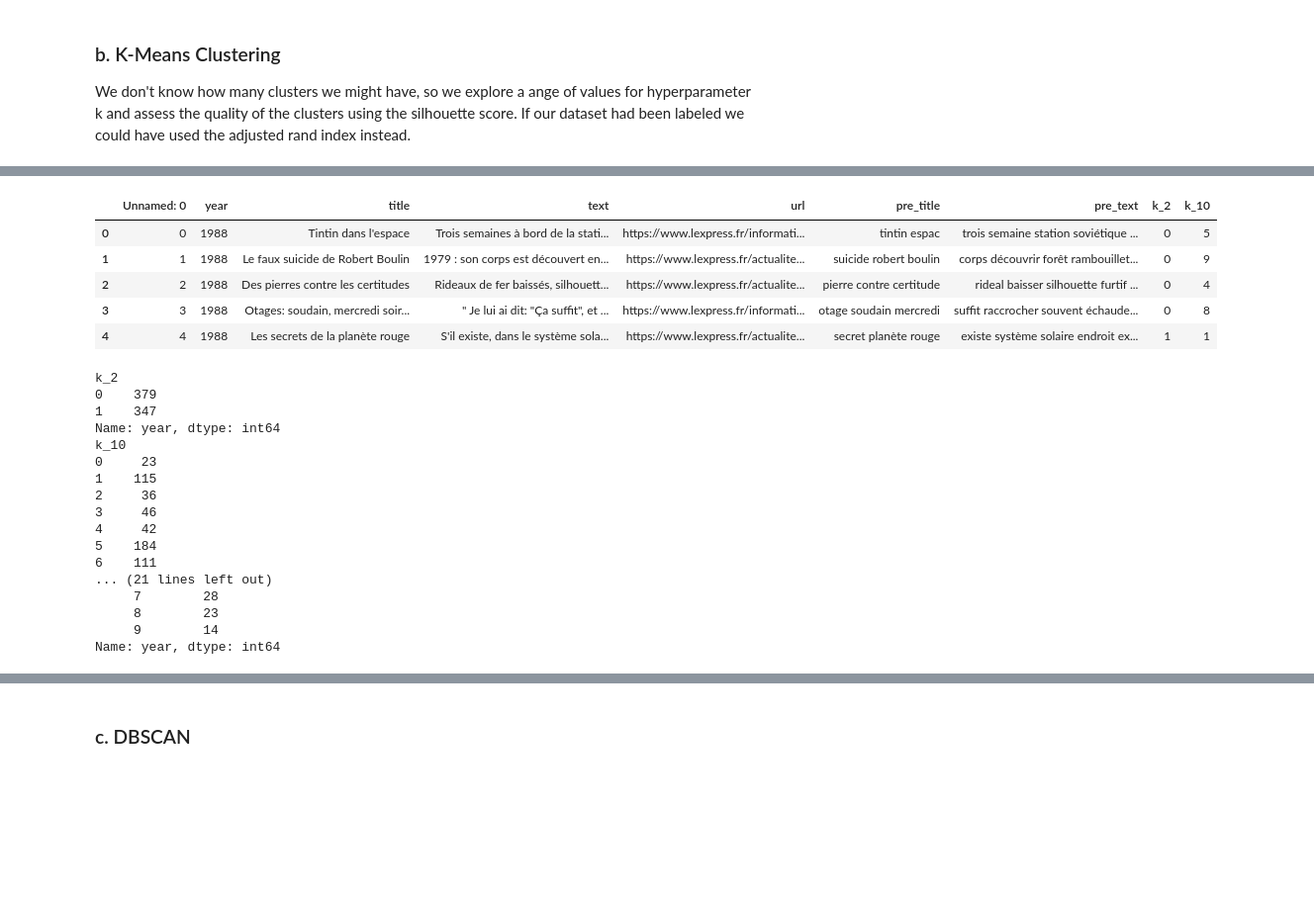
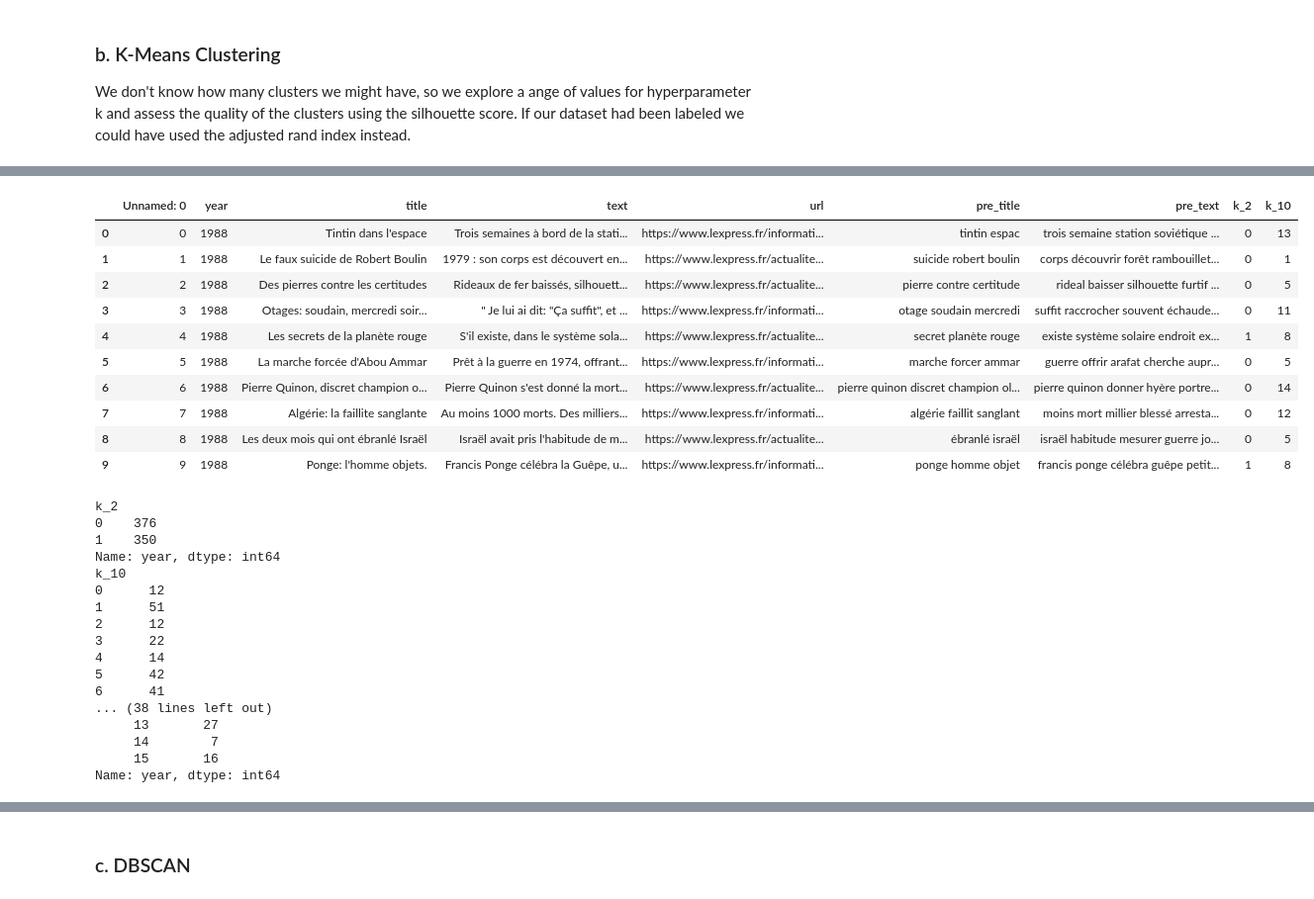
Before and after one commit to ldelille/nlp-archives, a Jupyter notebook: 02_TopicModeling.ipynb, the cells around one changed output, grey strips where cells are left out. Shown at 99% size. Cells and saved outputs as stored; diff of their text form; code cells hidden in the pictures; blank space fills up the shorter version.

```diff
--- a/02_TopicModeling.ipynb
+++ b/02_TopicModeling.ipynb
@@ -507,15 +517,20 @@ So we will use either k=2 or k=10. Let's see if we can interprete the clusters b
 # %%
 news_clusters=news_df.copy()
 news_clusters['k_2']=KMeans(n_clusters=2, init='k-means++', max_iter=100, n_init=1, random_state=2905).fit_predict(X)
-news_clusters['k_10']=KMeans(n_clusters=10, init='k-means++', max_iter=100, n_init=1, random_state=2905).fit_predict(X)
+news_clusters['k_10']=KMeans(n_clusters=16, init='k-means++', max_iter=100, n_init=1, random_state=2905).fit_predict(X)
 news_clusters.head(10)
 # %% [output]
 |  | Unnamed: 0 | year | title | text | url | pre_title | pre_text | k_2 | k_10 |
-| 0 | 0 | 1988 | Tintin dans l'espace | Trois semaines à bord de la stati... | https://www.lexpress.fr/informati... | tintin espac | trois semaine station soviétique ... | 0 | 5 |
-| 1 | 1 | 1988 | Le faux suicide de Robert Boulin | 1979 : son corps est découvert en... | https://www.lexpress.fr/actualite... | suicide robert boulin | corps découvrir forêt rambouillet... | 0 | 9 |
-| 2 | 2 | 1988 | Des pierres contre les certitudes | Rideaux de fer baissés, silhouett... | https://www.lexpress.fr/actualite... | pierre contre certitude | rideal baisser silhouette furtif ... | 0 | 4 |
-| 3 | 3 | 1988 | Otages: soudain, mercredi soir... | " Je lui ai dit: "Ça suffit", et ... | https://www.lexpress.fr/informati... | otage soudain mercredi | suffit raccrocher souvent échaude... | 0 | 8 |
-| 4 | 4 | 1988 | Les secrets de la planète rouge | S'il existe, dans le système sola... | https://www.lexpress.fr/actualite... | secret planète rouge | existe système solaire endroit ex... | 1 | 1 |
+| 0 | 0 | 1988 | Tintin dans l'espace | Trois semaines à bord de la stati... | https://www.lexpress.fr/informati... | tintin espac | trois semaine station soviétique ... | 0 | 13 |
+| 1 | 1 | 1988 | Le faux suicide de Robert Boulin | 1979 : son corps est découvert en... | https://www.lexpress.fr/actualite... | suicide robert boulin | corps découvrir forêt rambouillet... | 0 | 1 |
+| 2 | 2 | 1988 | Des pierres contre les certitudes | Rideaux de fer baissés, silhouett... | https://www.lexpress.fr/actualite... | pierre contre certitude | rideal baisser silhouette furtif ... | 0 | 5 |
+| 3 | 3 | 1988 | Otages: soudain, mercredi soir... | " Je lui ai dit: "Ça suffit", et ... | https://www.lexpress.fr/informati... | otage soudain mercredi | suffit raccrocher souvent échaude... | 0 | 11 |
+| 4 | 4 | 1988 | Les secrets de la planète rouge | S'il existe, dans le système sola... | https://www.lexpress.fr/actualite... | secret planète rouge | existe système solaire endroit ex... | 1 | 8 |
+| 5 | 5 | 1988 | La marche forcée d'Abou Ammar | Prêt à la guerre en 1974, offrant... | https://www.lexpress.fr/informati... | marche forcer ammar | guerre offrir arafat cherche aupr... | 0 | 5 |
+| 6 | 6 | 1988 | Pierre Quinon, discret champion o... | Pierre Quinon s'est donné la mort... | https://www.lexpress.fr/actualite... | pierre quinon discret champion ol... | pierre quinon donner hyère portre... | 0 | 14 |
+| 7 | 7 | 1988 | Algérie: la faillite sanglante | Au moins 1000 morts. Des milliers... | https://www.lexpress.fr/informati... | algérie faillit sanglant | moins mort millier blessé arresta... | 0 | 12 |
+| 8 | 8 | 1988 | Les deux mois qui ont ébranlé Israël | Israël avait pris l'habitude de m... | https://www.lexpress.fr/actualite... | ébranlé israël | israël habitude mesurer guerre jo... | 0 | 5 |
+| 9 | 9 | 1988 | Ponge: l'homme objets. | Francis Ponge célébra la Guêpe, u... | https://www.lexpress.fr/informati... | ponge homme objet | francis ponge célébra guêpe petit... | 1 | 8 |
 # %%
 # Look at the repartition between clusters
 print(news_clusters.groupby(["k_2"])["year"].count())
@@ -523,19 +538,19 @@ print(news_clusters.groupby(["k_10"])["year"].count())
 print(news_clusters.groupby(["k_2", "k_10"])["year"].count())
 # %% [output]
 k_2
-0    379
-1    347
+0    376
+1    350
 Name: year, dtype: int64
 k_10
-0     23
-1    115
-2     36
-3     46
-4     42
-5    184
-6    111
-... (21 lines left out)
-     7        28
-     8        23
-     9        14
+0      12
+1      51
+2      12
+3      22
+4      14
+5      42
+6      41
+... (38 lines left out)
+     13       27
+     14        7
+     15       16
 Name: year, dtype: int64
```
Also changed, not shown: parts of 16 cells of this notebook.
